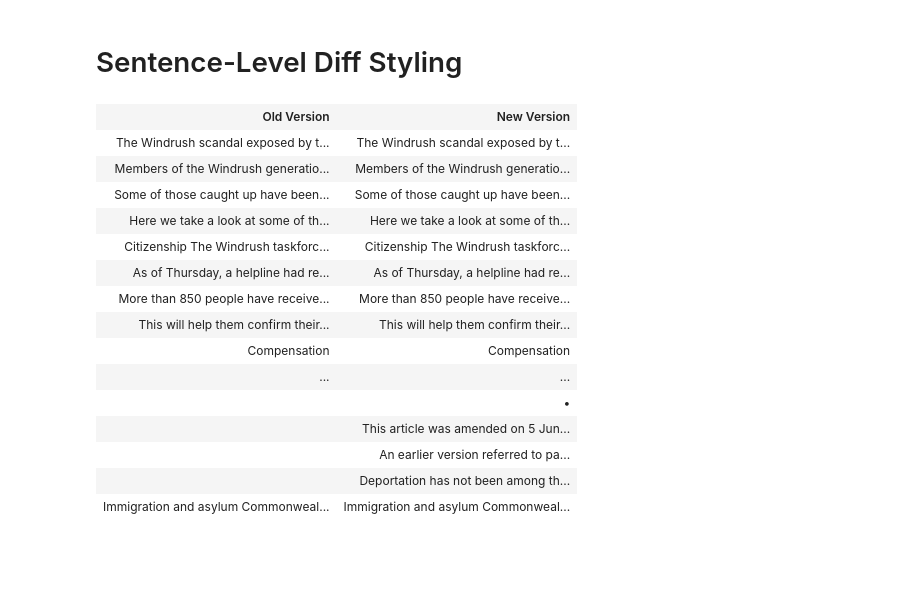
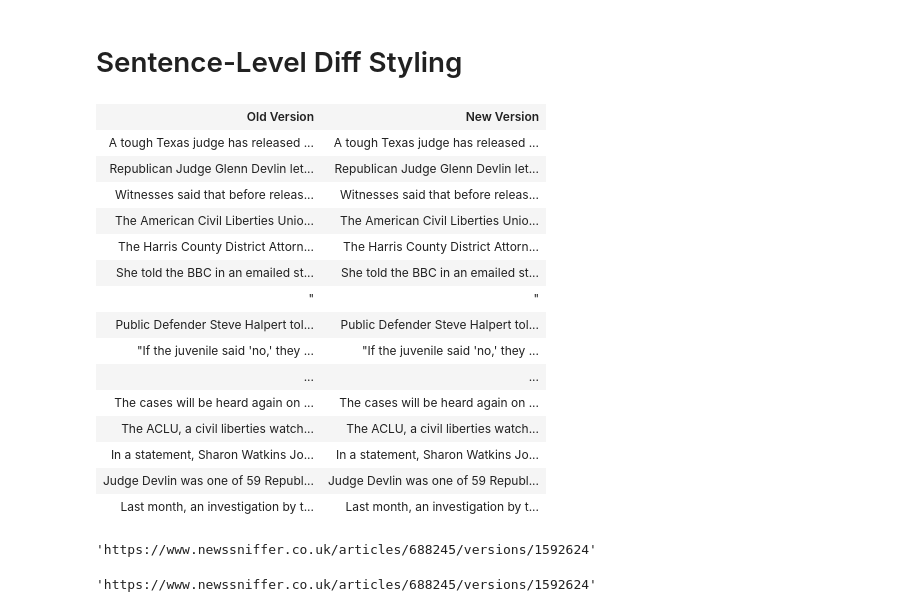
Before and after one commit to alex2awesome/edit-pathways, a Jupyter notebook: notebooks/2021-01-15__explore-newssniffer-diffs.ipynb, the cells around one changed output. Cells and saved outputs as stored; diff of their text form; code cells hidden in the pictures; blank space fills up the shorter version.

```diff
--- a/notebooks/2021-01-15__explore-newssniffer-diffs.ipynb
+++ b/notebooks/2021-01-15__explore-newssniffer-diffs.ipynb
@@ -57,0 +284,22 @@ large_article_df.head(2)
+# %%
+all_added = []
+num_moved = 0
+
+### check to see if there are any moved sentences
+for a_id in tqdm(sample_ids):
+    a = sample_diffs_by_article.loc[a_id]
+    vs = a['version']
+    a_by_version = a.set_index('version')
+
+    for v_old, v_new in list(zip(vs[:-1], vs[1:])):
+        vars_old, vars_new = up.get_sentence_diff(
+            a_by_version.loc[v_old]['text'],
+            a_by_version.loc[v_new]['text']
+        )
+
+    removed = list(filter(lambda x: x['tag'] == '-', vars_old))
+    added = list(filter(lambda x: x['tag'] == '+', vars_new))
+
+    removed = list(map(lambda x: x['text'], removed))
+    added = list(map(lambda x: x['text'], added))
+    all_added += added
@@ -58,10 +688,2 @@ large_article_df.head(2)
 # %% [markdown]
 # What time period do we have?
-# %%
-article_df['time'] = (
-    article_df['time']
-          .str.split('(')
-          .str.get(0)
-          .str.strip()
-          .pipe(lambda s: pd.to_datetime(s))
-)
@@ -79,3 +726 @@ Text(0.5, 0, 'Published time')
-# %%
-article_df['version'] = article_df['version'].str.split().str.get(1).astype(int)
 # %%
@@ -285,19 +820,26 @@ from IPython.display import display, HTML
+# %%
+vars_new, vars_old = get_sentence_diff(a1, a2)
+html_table = format_html_table(vars_new, vars_old)
 # %%
-display(HTML('\n'.join(html)))
+display(HTML('\n'.join(html_table)))
 # %% [output]
 | Old Version | New Version |
-| The Windrush scandal exposed by t... | The Windrush scandal exposed by t... |
-| Members of the Windrush generatio... | Members of the Windrush generatio... |
-| Some of those caught up have been... | Some of those caught up have been... |
-| Here we take a look at some of th... | Here we take a look at some of th... |
-| Citizenship The Windrush taskforc... | Citizenship The Windrush taskforc... |
-| As of Thursday, a helpline had re... | As of Thursday, a helpline had re... |
-| More than 850 people have receive... | More than 850 people have receive... |
-| This will help them confirm their... | This will help them confirm their... |
-| Compensation | Compensation |
+| A tough Texas judge has released ... | A tough Texas judge has released ... |
+| Republican Judge Glenn Devlin let... | Republican Judge Glenn Devlin let... |
+| Witnesses said that before releas... | Witnesses said that before releas... |
+| The American Civil Liberties Unio... | The American Civil Liberties Unio... |
+| The Harris County District Attorn... | The Harris County District Attorn... |
+| She told the BBC in an emailed st... | She told the BBC in an emailed st... |
+| " | " |
+| Public Defender Steve Halpert tol... | Public Defender Steve Halpert tol... |
+| "If the juvenile said 'no,' they ... | "If the juvenile said 'no,' they ... |
 | ... | ... |
-|  | • |
-|  | This article was amended on 5 Jun... |
-|  | An earlier version referred to pa... |
-|  | Deportation has not been among th... |
-| Immigration and asylum Commonweal... | Immigration and asylum Commonweal... |
+| The cases will be heard again on ... | The cases will be heard again on ... |
+| The ACLU, a civil liberties watch... | The ACLU, a civil liberties watch... |
+| In a statement, Sharon Watkins Jo... | In a statement, Sharon Watkins Jo... |
+| Judge Devlin was one of 59 Republ... | Judge Devlin was one of 59 Republ... |
+| Last month, an investigation by t... | Last month, an investigation by t... |
+# %%
+large_article_df.loc[0]['url']
+# %% [output]
+'https://www.newssniffer.co.uk/articles/688245/versions/1592624'
@@ -303,0 +851,4 @@ display(HTML('\n'.join(html)))
+# %%
+t['url']
+# %% [output]
+'https://www.newssniffer.co.uk/articles/688245/versions/1592624'
```
Also changed, not shown: parts of 110 cells of this notebook, 10 other files.
